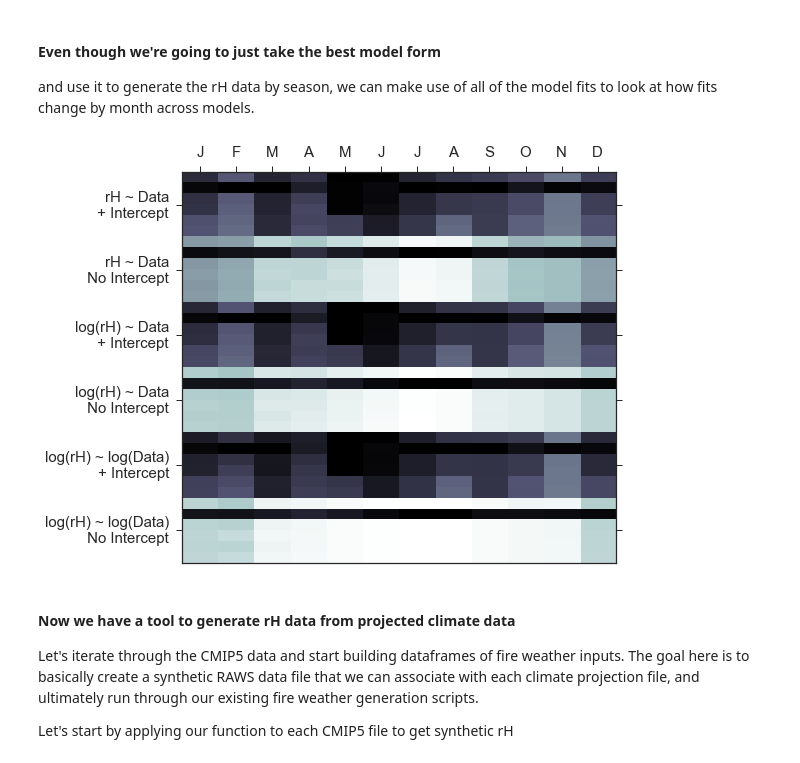
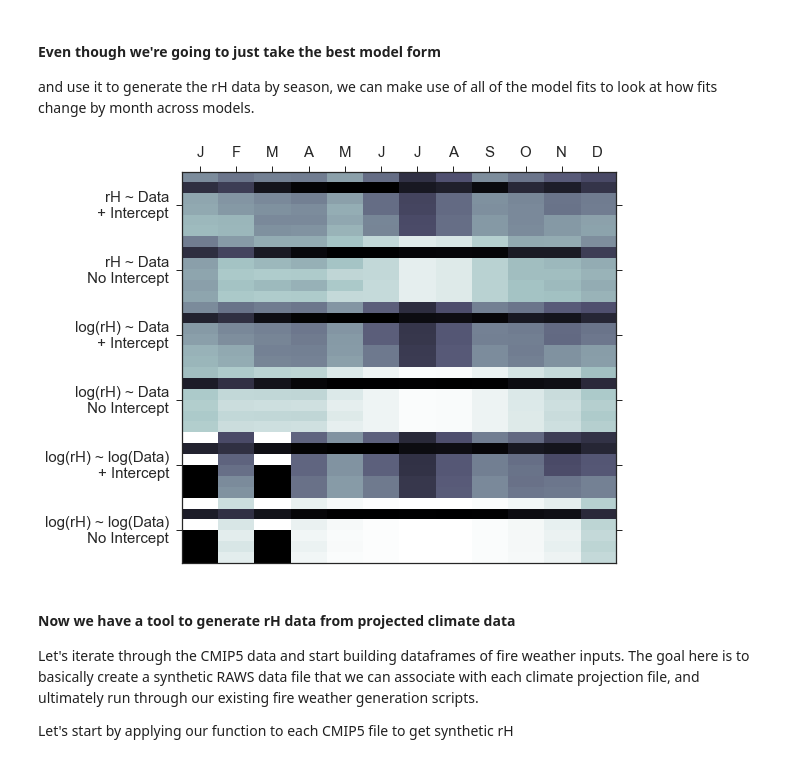
Before and after one commit to djkrofch/DinkeyCreek, a Jupyter notebook: ProjectedClimate.ipynb, the cells around one changed output. Saved outputs shown, nothing was run; the diff lists cells and outputs as text; code cells hidden in the pictures.

```diff
--- a/ProjectedClimate.ipynb
+++ b/ProjectedClimate.ipynb
@@ -515,7 +489,7 @@ for FWData in [FR1, FR2, FR3, FRS]:
     # Add an array for time since precip
     timeSinceIDX = 1
     timeSinceArray = []
-    for day in FR1.precip_mm:
+    for day in FWData.precip_mm:
         if day > 0:
             timeSinceIDX = 0
         else:
@@ -585,22 +560,37 @@ models = ['relativehumidity ~ temp',
          'np.log(relativehumidity) ~ np.log(temp) + precip_mm + TimeSinceRain  -1',
          'np.log(relativehumidity) ~ np.log(temp) * precip_mm + TimeSinceRain  -1']
 
-# Quick, sort of duct taped function to pick the best fit OLS given a list of models
-# and an input database. The addPlots variable accepts 'y' to produce a plot, but
-# its mostly a vestige of prototyping the OLS bootstrapping.
+# Function to pick the best model for fitting rH given temp and precip
+# data. During some times of year this won't work that well, and so error
+# handling should record the failure as a 'DNC' for did not converge.
 def pickBestModel(inputDF, modelList, month, addPlots):
     idx = 0
     if idx == 0:
         rsquareds = []
         count = []
 
+    # Loop through the potential model forms
     for model in modelList:
-        est = smf.ols(formula=model, data=inputDF).fit(conv = 'weights')
+
+        # Attempt the ols fit -- this may fail given the nonlinearities
+        # or data gaps present in the data set.
+        try:
+            est = smf.ols(formula=model,
+                          data=inputDF).fit(conv = 'weights')
+
+        # If it does fail to converge, record the rsquared as -9999
+        except:
+            rsquareds.append(-9999)
+
+        # otherwise record the actual rsquared.
+        else:
+            rsquareds.append(est.rsquared_adj)
         count.append(idx)
-        rsquareds.append(est.rsquared_adj)
+
         sns.set_style('ticks')
         idx += 1
-    monthModelInfo = pd.DataFrame(dict(modelNum = count, RSquared_adj = rsquareds, month = month))
+    monthModelInfo = pd.DataFrame(dict(modelNum = count,
+                                       RSquared_adj = rsquareds, month = month))
     winner = monthModelInfo.modelNum[monthModelInfo.RSquared_adj == monthModelInfo.RSquared_adj.max()]
     est = smf.ols(formula=models[winner.values[0]],data=FRMonth).fit(conv = 'weights')
     FRMonth.relativehumidity[np.isnan(np.log(FRMonth.temp))] = np.nan
@@ -618,8 +608,9 @@ def pickBestModel(inputDF, modelList, month, addPlots):
 and hope to produce good fits in at least some of the model structures. Because our fit selector is designed to run on any dataframe we give it, our loop to call the function has to be based on subsets of the RAWS data, by month.
 # %%
 idx = 0
-for month in np.unique(FR2.MONTH):
-    FRMonth = FR2[FR2.MONTH == month]
+#year = 2004
+for month in np.unique(FR1.index.month):
+    FRMonth = FR1[FR1.index.month == month]
     FRMonth[FRMonth.temp < 0] = np.nan
     if idx == 0:
         allMods = pickBestModel(FRMonth, models, month, 'n')
@@ -635,29 +635,31 @@ and use it to generate the rH data by season, we can make use of all of the mode
 # %%
 resultsWide = allMods.pivot(index='modelNum', columns='month')['RSquared_adj']
 
 bestFit = []
 monthList = []
 for month in resultsWide.columns:
     bestFit.append(resultsWide[month].argmax())
     monthList.append(month)
 
 cols = resultsWide.columns.size
 rows = len(resultsWide)
+
+resultsWide[resultsWide == -9999] = 0
 f, ax1 = plt.subplots(1,1, figsize = (12,7))
 ax = ax1.imshow(resultsWide, interpolation='nearest', cmap='bone', aspect=0.3).axes
 _ = ax.set_xticks(np.linspace(0, cols-1, cols))
 _ = ax.set_xticklabels(['J','F','M','A','M','J','J','A','S','O','N','D'])
 _ = ax.set_yticks([2.5,8.5,14.5,20.5,26.5, 32.5])
 _ = ax.set_yticklabels(['rH ~ Data\n + Intercept',
                         'rH ~ Data\n No Intercept',
                         'log(rH) ~ Data\n + Intercept',
                        'log(rH) ~ Data\n No Intercept',
                        'log(rH) ~ log(Data)\n+ Intercept',
                        'log(rH) ~ log(Data)\n No Intercept'])
 ax.grid('off')
 ax.xaxis.tick_top()
 # %% [output]
-[figure, old version]
+[figure, new version]
 # %% [markdown]
 #### Now we have a tool to generate rH data from projected climate data
 Let's iterate through the CMIP5 data and start building dataframes of fire weather inputs. The goal here is to basically create a synthetic RAWS data file that we can associate with each climate projection file, and ultimately run through our existing fire weather generation scripts.
```
Also changed, not shown: parts of 6 cells of this notebook.
